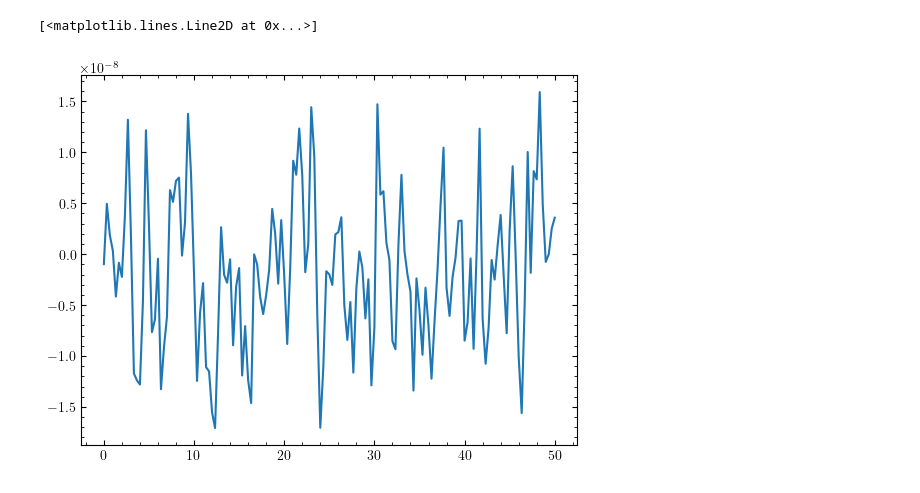
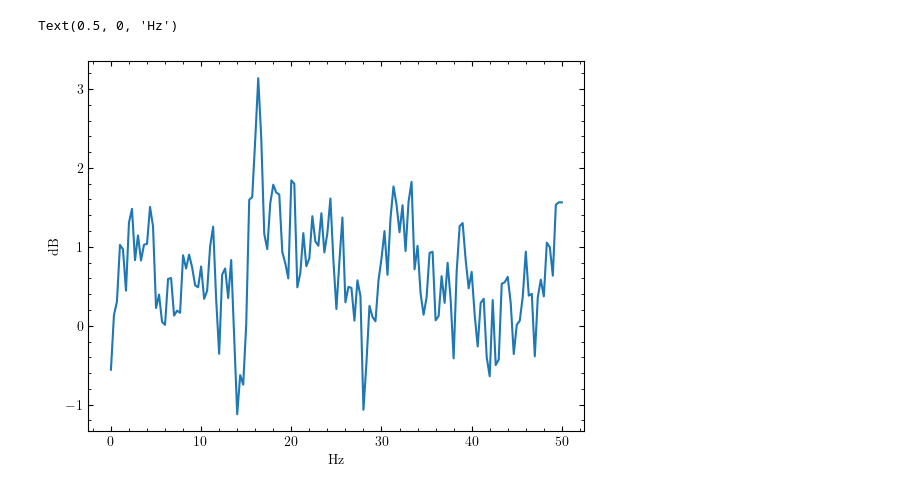
Before and after one commit to Bkorotko03/ALTrainSeismo, a Jupyter notebook: testsAndSuch/monolithTestAnalysis.ipynb, the cells around one changed output. Drawn from its saved outputs; the diff is of its cells as text; code cells hidden in the pictures.

```diff
--- a/testsAndSuch/monolithTestAnalysis.ipynb
+++ b/testsAndSuch/monolithTestAnalysis.ipynb
@@ -18,6 +18,6 @@ plt.rcParams['font.serif'] = 'DejaVu Sans'
 # plt.rcParams["figure.dpi"] = 300
 import os
 # %%
-overDF = pd.read_csv('./output/monolithTestDOS5.CSV')
+overDF = pd.read_csv('./output/monolithTestDOS6.CSV')
 
-noMagDF = pd.read_csv('./output/noMagDOS3.CSV')
+noMagDF = pd.read_csv('./noMagFull/noMagDOS4.CSV')
@@ -50,8 +51,12 @@ noMagDF['seconds'] = pd.to_numeric(noMagDF['seconds'], errors='coerce')
 # %%
-noMagSens = np.array(noMagDF['sensor'])
+noMagSens = noMagDF['sensor'].to_numpy(dtype=float)
+noMagSens = noMagSens[1000:-1000]
 noMagVolt = noMagSens * 5 / 16383
-noMagSecs = np.array(noMagDF['seconds'])
+noMagSecs = noMagDF['seconds'].to_numpy(dtype=float)
+noMagSecs = noMagSecs[1000:-1000]
 # %%
 overSens = np.array(overDF['sensor'])
+overSens = overSens[1000:-1000]
 
 overSecs = np.array(overDF['seconds'])
+overSecs = overSecs[1000:-1000]
@@ -89,6 +90,8 @@ plt.plot(overF,overPSD)
 # %%
-plt.plot(overF,(overPSD-noMagPSD))
+plt.plot(overF,10*np.log10(overPSD/noMagPSD))
+plt.ylabel('dB')
+plt.xlabel('Hz')
 # %% [output]
-[<matplotlib.lines.Line2D at 0x...>]
+Text(0.5, 0, 'Hz')
-[figure, old version]
+[figure, new version]
 # %%
```
Also changed, not shown: parts of 14 cells of this notebook, 4 other files.
